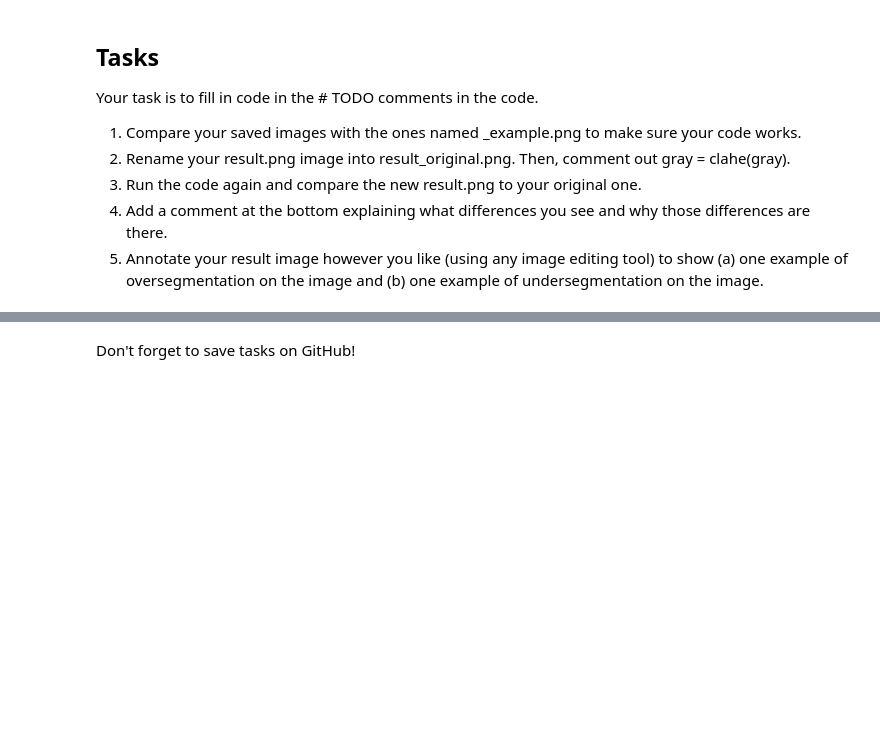
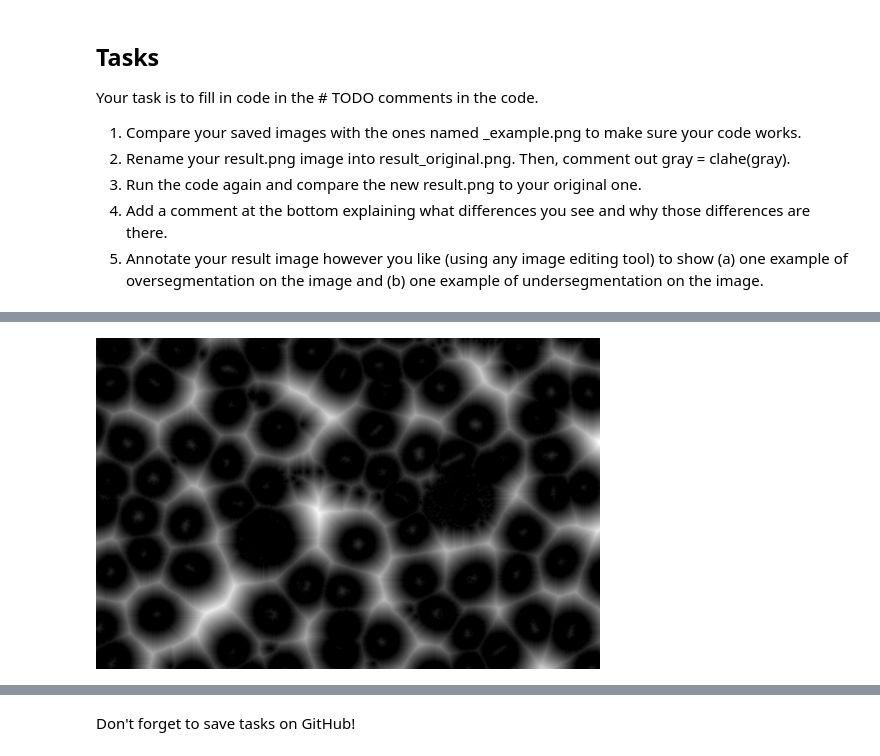
Before and after one commit to pui-sum-rv/pui-sum-rv-lab5-Ai-kz-Ai, a Jupyter notebook: lab5.ipynb, the cells around one changed output, grey strips where cells are left out. Cells and saved outputs as stored; diff of their text form; code cells hidden in the pictures; blank space fills up the shorter version.

```diff
--- a/lab5.ipynb
+++ b/lab5.ipynb
@@ -187 +214,9 @@ ret, sure_fg = cv.threshold(dist_transform, 0.2*dist_transform.max(), 255, 0)
+# %%
+# Ensure the distance transform image is properly normalized for display
+dist_transform_vis = np.uint8(dist_transform * 255)
+
+# Display the image correctly
+cv2_imshow(dist_transform_vis)
+# %% [output]
+[figure, added]
 # %%
```
Also changed, not shown: parts of 9 cells of this notebook.
